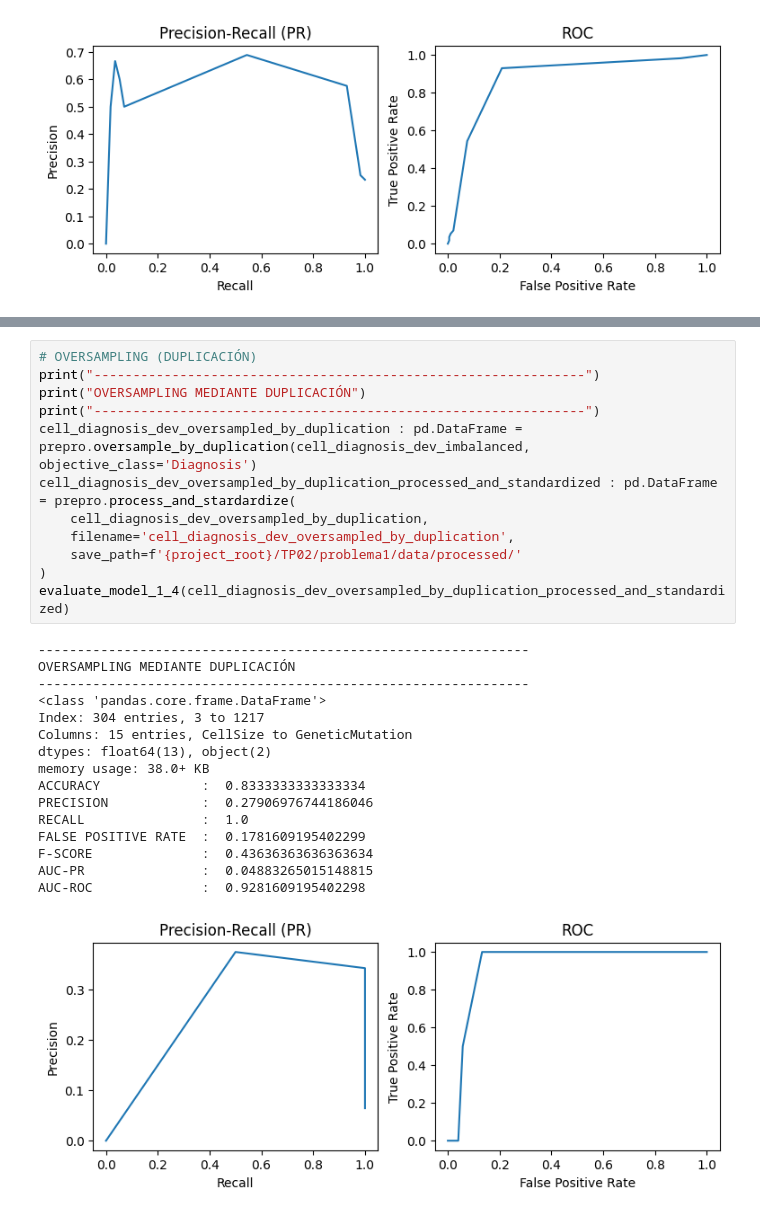
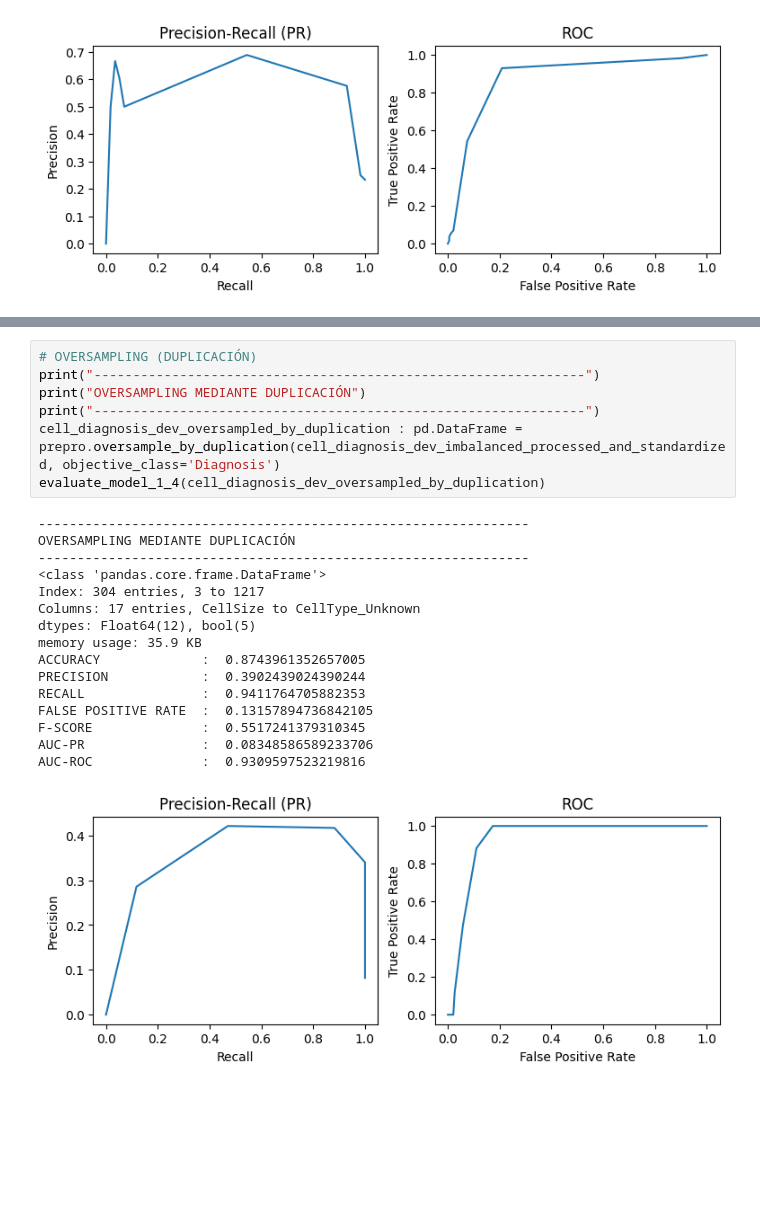
Before and after one commit to NazaGonella/TP02-machine-learning, a Jupyter notebook: Gonella_Nazareno_Notebook_TP2.ipynb, the cells around one changed output, grey strips where cells are left out. Cells and saved outputs as stored; diff of their text form; blank space fills up the shorter version.

```diff
--- a/Gonella_Nazareno_Notebook_TP2.ipynb
+++ b/Gonella_Nazareno_Notebook_TP2.ipynb
@@ -372,29 +372,24 @@ AUC-ROC              :  0.8876616379310346
 # %%
 # OVERSAMPLING (DUPLICACIÓN)
 print("---------------------------------------------------------------")
 print("OVERSAMPLING MEDIANTE DUPLICACIÓN")
 print("---------------------------------------------------------------")
-cell_diagnosis_dev_oversampled_by_duplication : pd.DataFrame = prepro.oversample_by_duplication(cell_diagnosis_dev_imbalanced, objective_class='Diagnosis')
-cell_diagnosis_dev_oversampled_by_duplication_processed_and_standardized : pd.DataFrame = prepro.process_and_stardardize(
-    cell_diagnosis_dev_oversampled_by_duplication,
-    filename='cell_diagnosis_dev_oversampled_by_duplication',
-    save_path=f'{project_root}/TP02/problema1/data/processed/'
-)
-evaluate_model_1_4(cell_diagnosis_dev_oversampled_by_duplication_processed_and_standardized)
+cell_diagnosis_dev_oversampled_by_duplication : pd.DataFrame = prepro.oversample_by_duplication(cell_diagnosis_dev_imbalanced_processed_and_standardized, objective_class='Diagnosis')
+evaluate_model_1_4(cell_diagnosis_dev_oversampled_by_duplication)
 # %% [output]
 ---------------------------------------------------------------
 OVERSAMPLING MEDIANTE DUPLICACIÓN
 ---------------------------------------------------------------
 <class 'pandas.core.frame.DataFrame'>
 Index: 304 entries, 3 to 1217
-Columns: 15 entries, CellSize to GeneticMutation
-dtypes: float64(13), object(2)
-memory usage: 38.0+ KB
-ACCURACY             :  0.8333333333333334
-PRECISION            :  0.27906976744186046
-RECALL               :  1.0
-FALSE POSITIVE RATE  :  0.1781609195402299
-F-SCORE              :  0.43636363636363634
-AUC-PR               :  0.04883265015148815
-AUC-ROC              :  0.9281609195402298
+Columns: 17 entries, CellSize to CellType_Unknown
+dtypes: Float64(12), bool(5)
+memory usage: 35.9 KB
+ACCURACY             :  0.8743961352657005
+PRECISION            :  0.3902439024390244
+RECALL               :  0.9411764705882353
+FALSE POSITIVE RATE  :  0.13157894736842105
+F-SCORE              :  0.5517241379310345
+AUC-PR               :  0.08348586589233706
+AUC-ROC              :  0.9309597523219816
-[figure, old version]
+[figure, new version]
```
Also changed, not shown: parts of 3 cells of this notebook, 7 other files.
